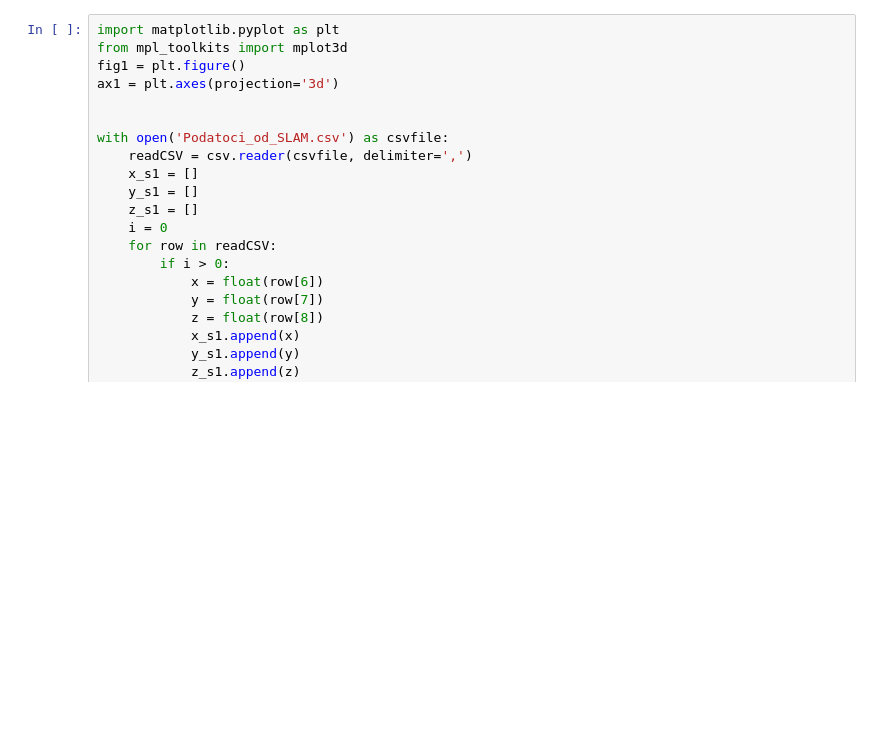
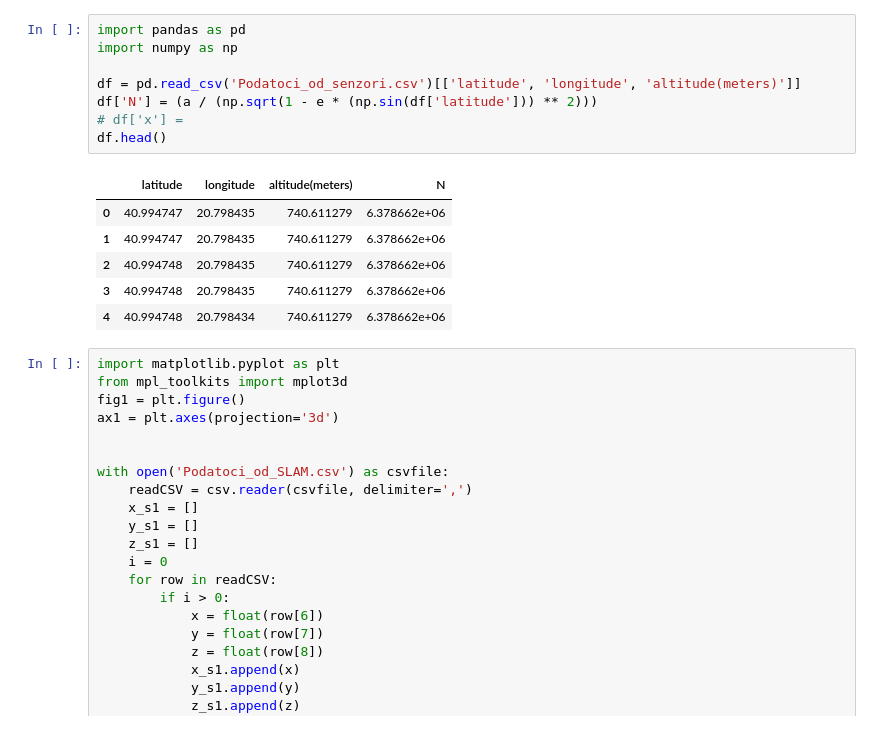
Before and after one commit to DenisPetkovskii/Visualisation-drone-trajectory, a Jupyter notebook: Vizuelizacija.ipynb, the cells around one changed output. Saved outputs shown, nothing was run; the diff lists cells and outputs as text; blank space fills up the shorter version.

```diff
--- a/Vizuelizacija.ipynb
+++ b/Vizuelizacija.ipynb
@@ -51,4 +50,19 @@ plt.show()
 [figure]
+# %%
+import pandas as pd
+import numpy as np
+
+df = pd.read_csv('Podatoci_od_senzori.csv')[['latitude', 'longitude', 'altitude(meters)']]
+df['N'] = (a / (np.sqrt(1 - e * (np.sin(df['latitude'])) ** 2)))
+# df['x'] =
+df.head()
+# %% [output]
+|  | latitude | longitude | altitude(meters) | N |
+| 0 | 40.994747 | 20.798435 | 740.611279 | 6.378662e+06 |
+| 1 | 40.994747 | 20.798435 | 740.611279 | 6.378662e+06 |
+| 2 | 40.994748 | 20.798435 | 740.611279 | 6.378662e+06 |
+| 3 | 40.994748 | 20.798435 | 740.611279 | 6.378662e+06 |
+| 4 | 40.994748 | 20.798434 | 740.611279 | 6.378662e+06 |
 # %%
 import matplotlib.pyplot as plt
 from mpl_toolkits import mplot3d
```
Also changed, not shown: parts of 6 cells of this notebook.
